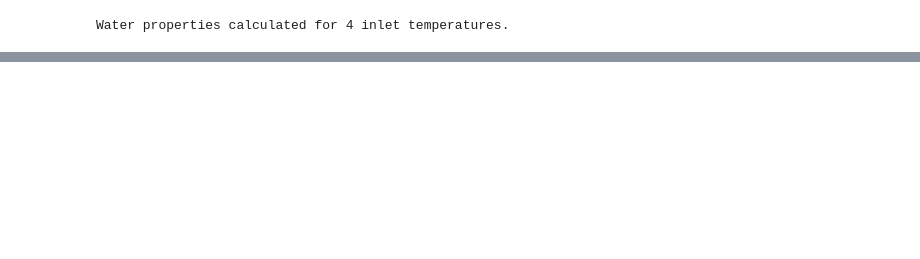
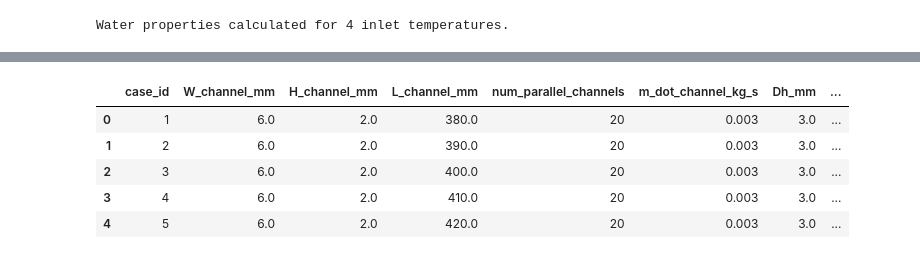
Before and after one commit to sxwd4ever/eBATS, a Jupyter notebook: cases/C0003/C0003R02_PARK25_LC_1D_SCAN.ipynb, the cells around one changed output, grey strips where cells are left out. Drawn from its saved outputs; the diff is of its cells as text; code cells hidden in the pictures; blank space fills up the shorter version.

Commit message:
added Liu's updates on C0003; I modified the output structure

```diff
--- a/cases/C0003/C0003R02_PARK25_LC_1D_SCAN.ipynb
+++ b/cases/C0003/C0003R02_PARK25_LC_1D_SCAN.ipynb
@@ -921,0 +1121,85 @@ Only one table file is generated for this case.
+# %%
+# ============================================================
+# Cell 11 - Build and export SCAN2 result table
+# ============================================================
+
+scan2_table = pd.DataFrame(scan2_rows)
+
+column_order = [
+    'case_id',
+
+    # Scanned parameters
+    'W_channel_mm',
+    'H_channel_mm',
+    'L_channel_mm',
+
+    # Derived channel parameters
+    'num_parallel_channels',
+    'm_dot_channel_kg_s',
+    'Dh_mm',
+
+    # Flow indicators
+    'u_water_m_s',
+    'Re_water',
+
+    # Pump performance
+    'P_pump',
+    'E_pump_cumulative',
+
+    # BTMS mass
+    'm_plate_kg',
+    'm_coolant_kg',
+    'mtotal',
+
+    # Full-mission thermal indicators
+    'Tmax_mission_C',
+    'DeltaT_mission_max_C',
+    'Twater_out_cruise_end_C',
+
+    # Stage-wise battery-temperature changes
+    'dTmax_takeoff_C',
+    'dTmax_climb_C',
+    'dTmax_transition1_C',
+    'dTmax_cruise_C',
+    'dTmax_transition2_C',
+    'dTmax_descent_C',
+    'dTmax_hover_C',
+    'dTmax_landing_C',
+]
+
+scan2_table = scan2_table[column_order]
+
+SCAN_XLSX_PATH = os.path.join(OUTPUT_DIR, 'C0003R02_PARK25_LC_1D_SCAN.xlsx')
+scan2_table.to_excel(SCAN_XLSX_PATH, index=False)
+
+wb = load_workbook(SCAN_XLSX_PATH)
+# add a new data sheet for the geometry scan stage 2
+ws = wb.create_sheet(title='Geometry scan_stage2', index=1)
+
+body_font = Font(name='Times New Roman', size=10)
+header_font = Font(name='Times New Roman', size=10, bold=True)
+alignment = Alignment(horizontal='center', vertical='center')
+thin = Side(style='thin')
+border = Border(left=thin, right=thin, top=thin, bottom=thin)
+
+for row in ws.iter_rows():
+    for cell in row:
+        cell.font = header_font if cell.row == 1 else body_font
+        cell.alignment = alignment
+        cell.border = border
+        if cell.row > 1 and isinstance(cell.value, float): cell.number_format = '0.0000'
+
+ws.freeze_panes = 'A2'
+ws.auto_filter.ref = ws.dimensions
+
+for col_idx, column_cells in enumerate(ws.columns, start=1):
+    max_len = max(len(str(cell.value)) if cell.value is not None else 0 for cell in column_cells)
+    ws.column_dimensions[get_column_letter(col_idx)].width = min(max(max_len + 2, 12), 28)
+
+wb.save(SCAN_XLSX_PATH)
+
+print(f'Saved SCAN2 Excel: {SCAN_XLSX_PATH}')
+print(f'Total cases: {len(scan2_table)}')
+
+scan2_table.head()
+# %% [output]
@@ -921,0 +1208,6 @@ Only one table file is generated for this case.
+|  | case_id | W_channel_mm | H_channel_mm | L_channel_mm | num_parallel_channels | m_dot_channel_kg_s | Dh_mm | ... |
+| 0 | 1 | 6.0 | 2.0 | 380.0 | 20 | 0.003 | 3.0 | ... |
+| 1 | 2 | 6.0 | 2.0 | 390.0 | 20 | 0.003 | 3.0 | ... |
+| 2 | 3 | 6.0 | 2.0 | 400.0 | 20 | 0.003 | 3.0 | ... |
+| 3 | 4 | 6.0 | 2.0 | 410.0 | 20 | 0.003 | 3.0 | ... |
+| 4 | 5 | 6.0 | 2.0 | 420.0 | 20 | 0.003 | 3.0 | ... |
```
Also changed, not shown: parts of 13 cells of this notebook, 7 other files.
